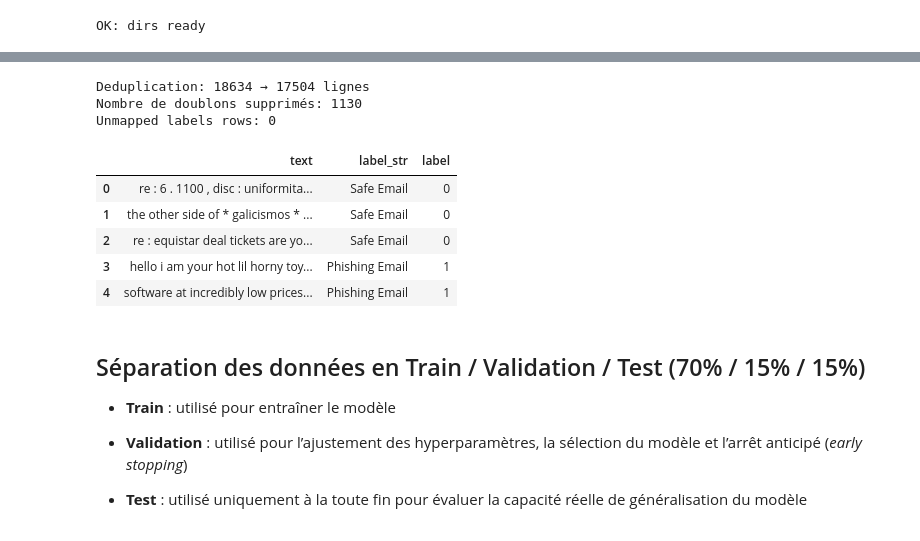
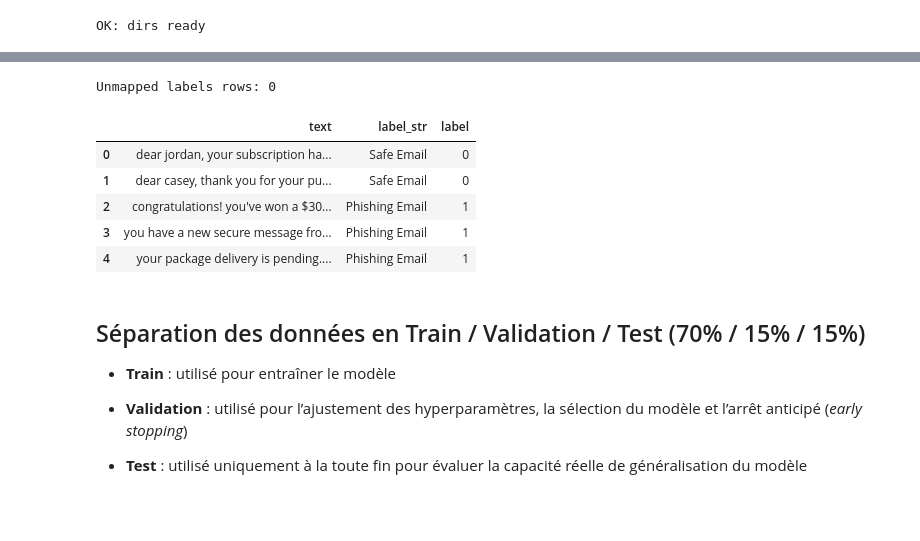
Before and after one commit to JonasLUfr/Project-MLOps, a Jupyter notebook: scripts/DataModeling.ipynb, the cells around one changed output, grey strips where cells are left out. Drawn from its saved outputs; the diff is of its cells as text; code cells hidden in the pictures.

```diff
--- a/scripts/DataModeling.ipynb
+++ b/scripts/DataModeling.ipynb
@@ -12,12 +12,9 @@ import os
 import re
 import json
 import joblib
-import time
 import numpy as np
 import pandas as pd
-import matplotlib.pyplot as plt
-from sklearn.decomposition import TruncatedSVD
-from sklearn.svm import LinearSVC
+
 from sklearn.model_selection import train_test_split
 from sklearn.pipeline import Pipeline
 from sklearn.feature_extraction.text import TfidfVectorizer
@@ -25,16 +22,14 @@ from sklearn.linear_model import LogisticRegression
 
 from sklearn.metrics import (
     classification_report,
-    f1_score, precision_score, recall_score,
     confusion_matrix,
     precision_recall_fscore_support,
-    accuracy_score,
-    roc_auc_score, roc_curve, auc
+    accuracy_score
 )
 
 RANDOM_SEED = 42
 
-DATA_PATH = "../data/Phishing_Email.csv"
+DATA_PATH = "../data/Phishing_validation_emails.csv"
 
 # Output path:
 ARTIFACT_DIR = "../artifacts"
@@ -130,81 +99,42 @@ Ce jeu de données sera utilisé pour :
 # %%
-# Nettoyage de base (normalisation du texte + mapping des labels)
-
+# Nettoyage de base (normalisation du texte + mappage des labels)
 def normalize_text(s: str) -> str:
     if not isinstance(s, str):
         return ""
-    s = s.lower().strip()
-    # fusionner les espaces multiples
+    s = s.strip().lower()
+    # Fusionner les espaces multiples
     s = re.sub(r"\s+", " ", s)
     return s
 
-# -----------------------------
-# Nettoyage structurel
-# -----------------------------
-# Supprimer colonne index inutile
-if "Unnamed: 0" in df.columns:
-    df = df.drop(columns=["Unnamed: 0"])
+# Uniformisation des noms de colonnes (optionnel)
+df = df.rename(columns={"Email Text": "text", "Email Type": "label_str"})
 
-# Supprimer les textes manquants
-df = df.dropna(subset=["Email Text"]).reset_index(drop=True)
-
-# Limiter la longueur des emails (stabilité + performance)!!
-MAX_LEN = 10000
-df["Email Text"] = df["Email Text"].astype(str).str.slice(0, MAX_LEN)
-
-# -----------------------------
-# Renommage des colonnes
-# -----------------------------
-df = df.rename(columns={
-    "Email Text": "text",
-    "Email Type": "label_str"
-})
-
-# Normalisation du texte
 df["text"] = df["text"].apply(normalize_text)
 
-# -----------------------------
-# Déduplication des emails strictement identiques
-# -----------------------------
-before = len(df)
-
-df = df.drop_duplicates(subset=["text"]).reset_index(drop=True)
-
-after = len(df)
-removed = before - after
-
-print(f"Deduplication: {before} → {after} lignes")
-print(f"Nombre de doublons supprimés: {removed}")
-
-# -----------------------------
-# Mapping des labels
-# -----------------------------
+# Mappage des labels : Phishing=1, Safe=0
 label_map = {
     "Phishing Email": 1,
-    "Safe Email": 0,
+    "Safe Email": 0
 }
-
 df["label"] = df["label_str"].map(label_map)
 
-# Vérification des labels non mappés
+# Vérifier s’il y a des labels non mappés
 bad = df[df["label"].isna()]
 print("Unmapped labels rows:", len(bad))
 if len(bad) > 0:
     display(bad.head())
 
 df["label"] = df["label"].astype(int)
 
 display(df.head())
 # %% [output]
-Deduplication: 18634 → 17504 lignes
-Nombre de doublons supprimés: 1130
 Unmapped labels rows: 0
 |  | text | label_str | label |
-| 0 | re : 6 . 1100 , disc : uniformita... | Safe Email | 0 |
-| 1 | the other side of * galicismos * ... | Safe Email | 0 |
-| 2 | re : equistar deal tickets are yo... | Safe Email | 0 |
-| 3 | hello i am your hot lil horny toy... | Phishing Email | 1 |
-| 4 | software at incredibly low prices... | Phishing Email | 1 |
+| 0 | dear jordan, your subscription ha... | Safe Email | 0 |
+| 1 | dear casey, thank you for your pu... | Safe Email | 0 |
+| 2 | congratulations! you've won a $30... | Phishing Email | 1 |
+| 3 | you have a new secure message fro... | Phishing Email | 1 |
+| 4 | your package delivery is pending.... | Phishing Email | 1 |
 # %% [markdown]
 ## Séparation des données en Train / Validation / Test (70% / 15% / 15%)
 - **Train** : utilisé pour entraîner le modèle
```
Also changed, not shown: parts of 23 cells of this notebook, 5 other files.
